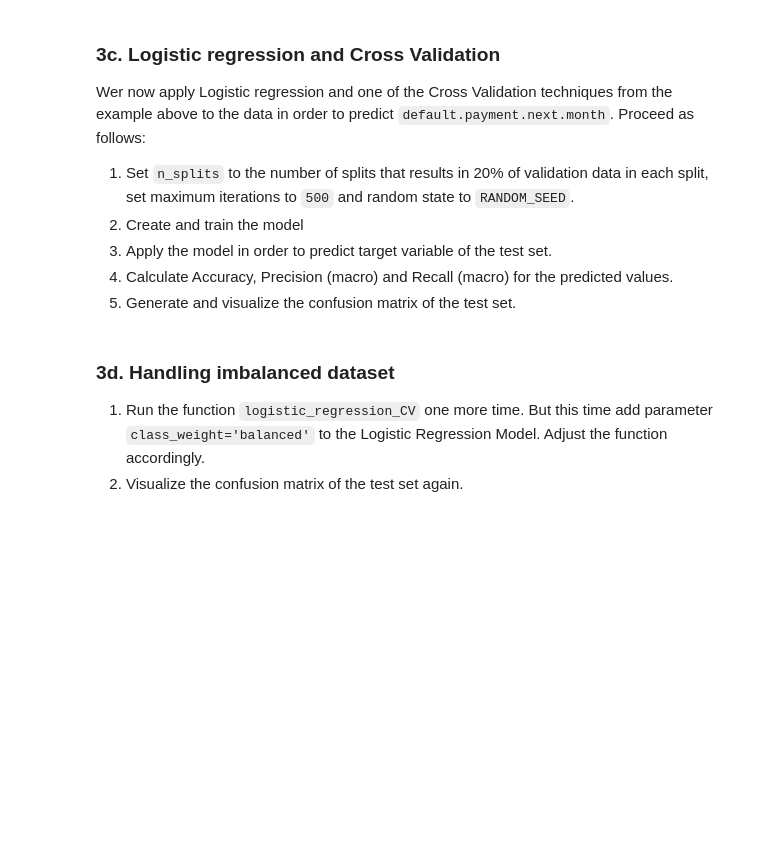
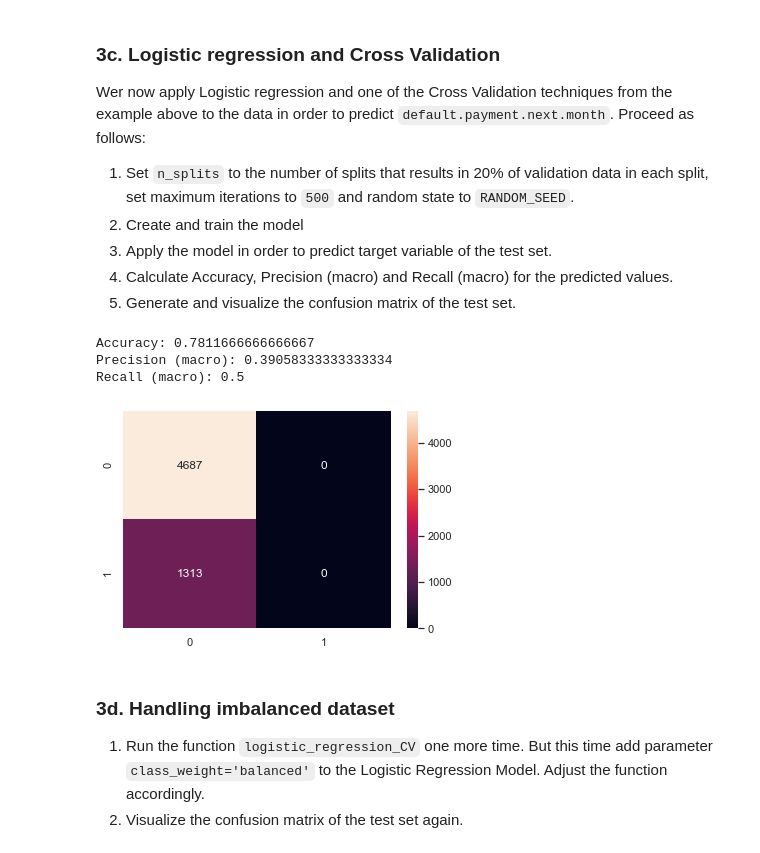
Before and after one commit to schazadm/mldm_hs22, a Jupyter notebook: labs/L05_Supervised_Learning_LAB_ASSIGNMENT.ipynb, the cells around one changed output. Drawn from its saved outputs; the diff is of its cells as text; code cells hidden in the pictures; blank space fills up the shorter version.

```diff
--- a/labs/L05_Supervised_Learning_LAB_ASSIGNMENT.ipynb
+++ b/labs/L05_Supervised_Learning_LAB_ASSIGNMENT.ipynb
@@ -320,9 +426,3 @@ Wer now apply Logistic regression and one of the Cross Validation techniques fro
 3. Apply the model in order to predict target variable of the test set.
 4. Calculate Accuracy, Precision (macro) and Recall (macro) for the predicted values.
 5. Generate and visualize the confusion matrix of the test set.
-# %%
-from sklearn.linear_model import LogisticRegressionCV
-
-def logistic_regression_CV(n_splits, cv_technique):
-  ...
-  return y_pred
@@ -329,17 +432,30 @@ def logistic_regression_CV(n_splits, cv_technique):
+# %%
+n_splits = 5
+s3 = StratifiedShuffleSplit(n_splits=n_splits, random_state=RANDOM_SEED)
+# %%
+def logistic_regression_CV(n_splits, cv_technique, class_weight=None):
+  clf = LogisticRegressionCV(cv=s3, max_iter=500, class_weight=class_weight, random_state=RANDOM_SEED)
+  clf.fit(X_train_new_norm, y_train_new)
+  return clf.predict(X_test_norm)
 # %%
 def return_statistics(y_true, y_pred):
-  accuracy = ...
-  precision = ...
-  recall = ...
+  accuracy = accuracy_score(y_true, y_pred)
+  precision = precision_score(y_true, y_pred, average='macro')
+  recall = recall_score(y_true, y_pred, average='macro')
 
   print(f"Accuracy: {accuracy}")
   print(f"Precision (macro): {precision}")
   print(f"Recall (macro): {recall}")
 
-  #visualise confusion matrix
+  sns.heatmap(confusion_matrix(y_test, y_pred), annot=True, fmt="d")
 # %%
-y_pred = logistic_regression_CV(...)
+y_pred = logistic_regression_CV(n_splits, s3)
 return_statistics(y_test, y_pred)
+# %% [output]
+Accuracy: 0.7811666666666667
+Precision (macro): 0.39058333333333334
+Recall (macro): 0.5
+[figure, added]
 # %% [markdown]
 ### 3d. Handling imbalanced dataset
 1. Run the function `logistic_regression_CV` one more time. But this time add parameter `class_weight='balanced'` to the Logistic Regression Model. Adjust the function accordingly.
```
Also changed, not shown: parts of 17 cells of this notebook.
